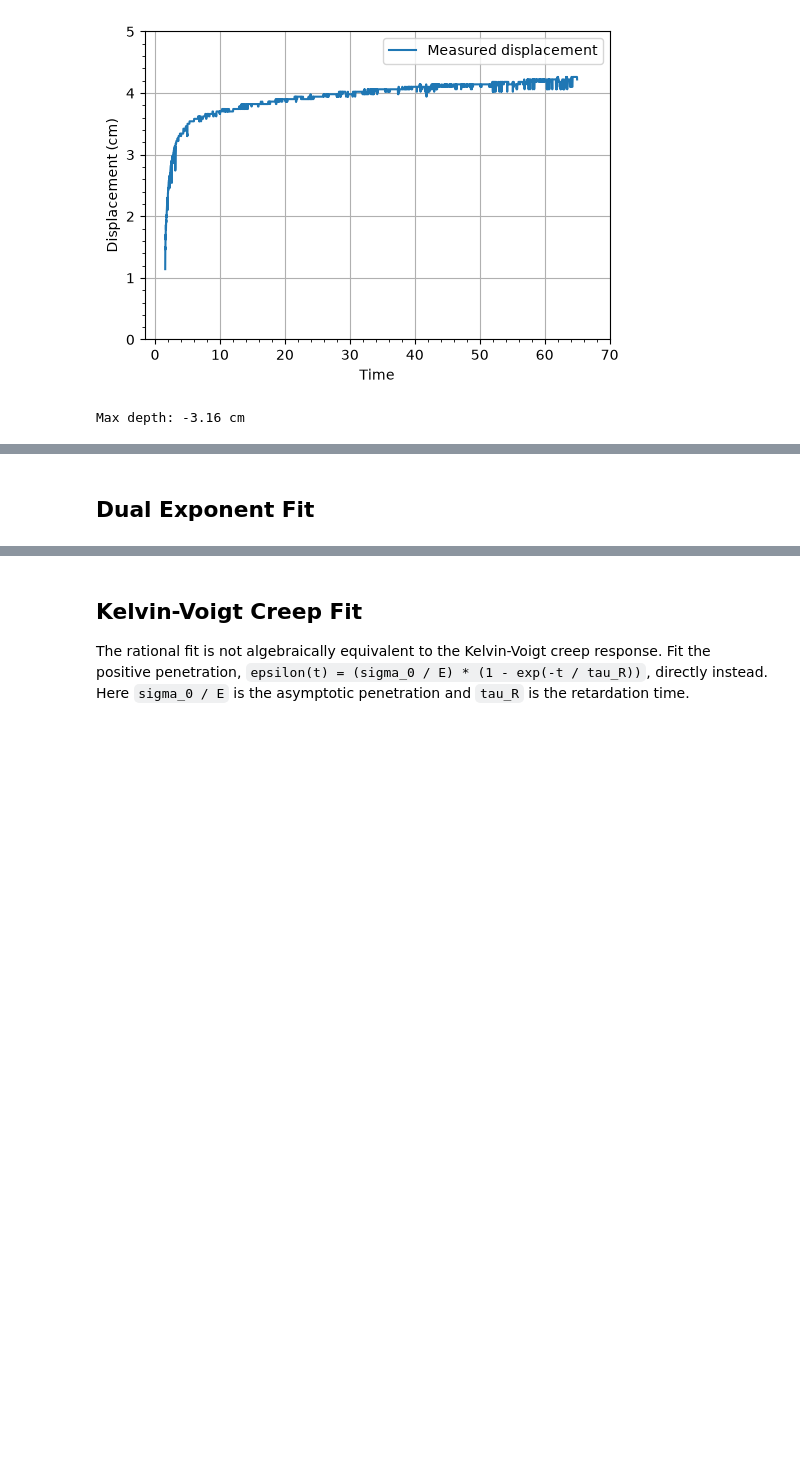
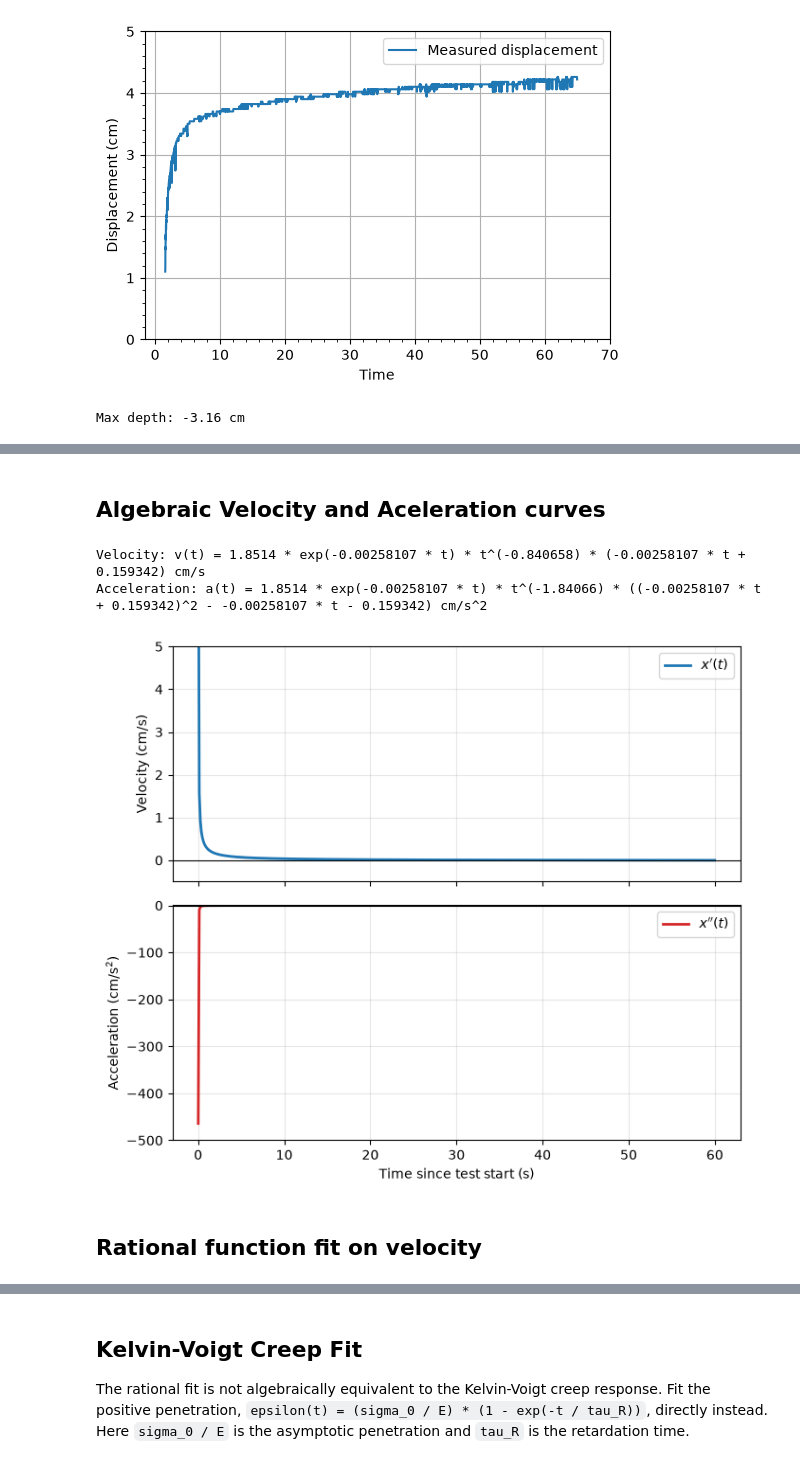
Before and after one commit to OzzysMess/clamming, a Jupyter notebook: master_notes.ipynb, the cells around one changed output, grey strips where cells are left out. Drawn from its saved outputs; the diff is of its cells as text; code cells hidden in the pictures; blank space fills up the shorter version.

```diff
--- a/master_notes.ipynb
+++ b/master_notes.ipynb
@@ -707,3 +710,79 @@ R^2 = 0.948557
 [figure]
+# %% [markdown]
+## Algebraic Velocity and Aceleration curves
+# %%
+# Algebraic derivatives of x(t) = a * exp(b * t) * t^c
+algebraic_fit_time = np.linspace(
+    max(exponential_power_fit_time.min(), fit_time[1]),
+    exponential_power_fit_time.max(),
+    500,
+)
+
+algebraic_exp = np.exp(b_fit * algebraic_fit_time)
+algebraic_power = np.power(algebraic_fit_time, c_fit)
+algebraic_displacement = a_fit * algebraic_exp * algebraic_power
+algebraic_velocity = (
+    a_fit
+    * algebraic_exp
+    * np.power(algebraic_fit_time, c_fit - 1)
+    * (b_fit * algebraic_fit_time + c_fit)
+)
+algebraic_acceleration = (
+    a_fit
+    * algebraic_exp
+    * np.power(algebraic_fit_time, c_fit - 2)
+    * (
+        (b_fit * algebraic_fit_time + c_fit) ** 2
+        - b_fit * algebraic_fit_time
+        - c_fit
+    )
+)
+
+print(
+    "Velocity: "
+    f"v(t) = {a_fit:.6g} * exp({b_fit:.6g} * t) * "
+    f"t^({c_fit - 1:.6g}) * ({b_fit:.6g} * t + {c_fit:.6g}) cm/s"
+)
+print(
+    "Acceleration: "
+    f"a(t) = {a_fit:.6g} * exp({b_fit:.6g} * t) * "
+    f"t^({c_fit - 2:.6g}) * (({b_fit:.6g} * t + {c_fit:.6g})^2 "
+    f"- {b_fit:.6g} * t - {c_fit:.6g}) cm/s^2"
+)
+
+fig, axes = plt.subplots(2, 1, figsize=(7, 6), sharex=True)
+axes[0].plot(
+    algebraic_fit_time,
+    algebraic_velocity,
+    color="tab:blue",
+    linewidth=2,
+    label=r"$x'(t)$",
+)
+axes[0].axhline(0, color="black", linewidth=0.8)
+axes[0].set_ylim(-0.5, 5)
+axes[0].set_ylabel("Velocity (cm/s)")
+axes[0].grid(True, alpha=0.3)
+axes[0].legend()
+
+axes[1].plot(
+    algebraic_fit_time,
+    algebraic_acceleration,
+    color="tab:red",
+    linewidth=2,
+    label=r"$x''(t)$",
+)
+axes[1].axhline(0, color="black", linewidth=0.8)
+axes[1].set_ylim(-500., .5)
+axes[1].set_xlabel("Time since test start (s)")
+axes[1].set_ylabel(r"Acceleration (cm/s$^2$)")
+axes[1].grid(True, alpha=0.3)
+axes[1].legend()
+
+fig.tight_layout()
+plt.show()
+# %% [output]
+Velocity: v(t) = 1.8514 * exp(-0.00258107 * t) * t^(-0.840658) * (-0.00258107 * t + 0.159342) cm/s
+Acceleration: a(t) = 1.8514 * exp(-0.00258107 * t) * t^(-1.84066) * ((-0.00258107 * t + 0.159342)^2 - -0.00258107 * t - 0.159342) cm/s^2
+[figure, added]
 # %% [markdown]
-## Dual Exponent Fit
+##  Rational function fit on velocity
```
Also changed, not shown: parts of 11 cells of this notebook, 5 other files.
